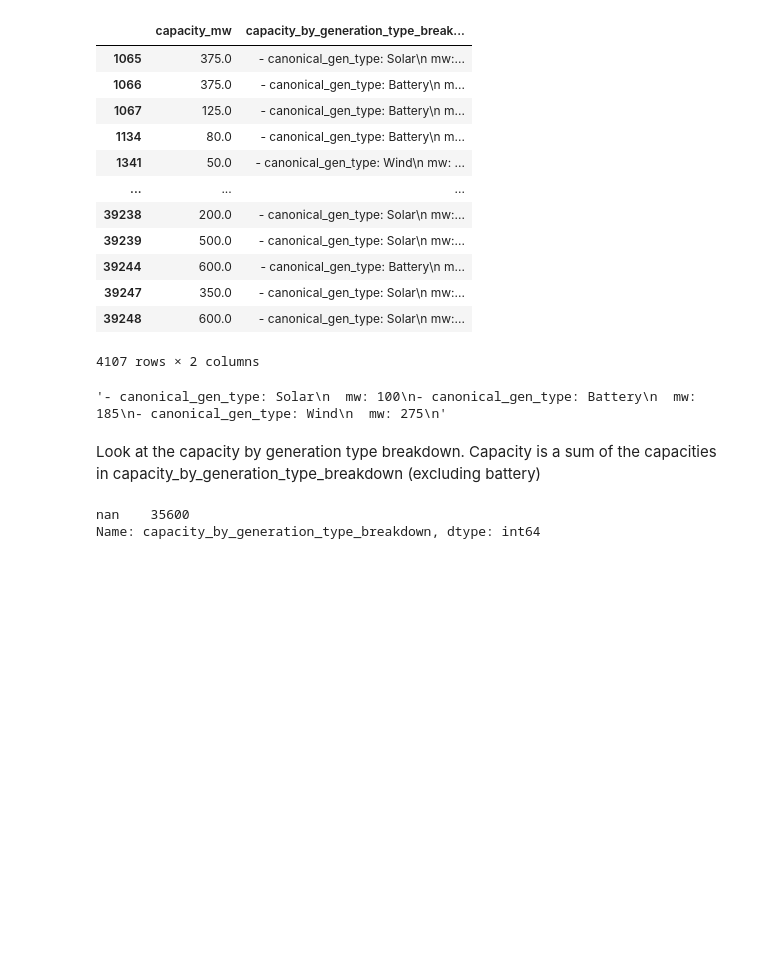
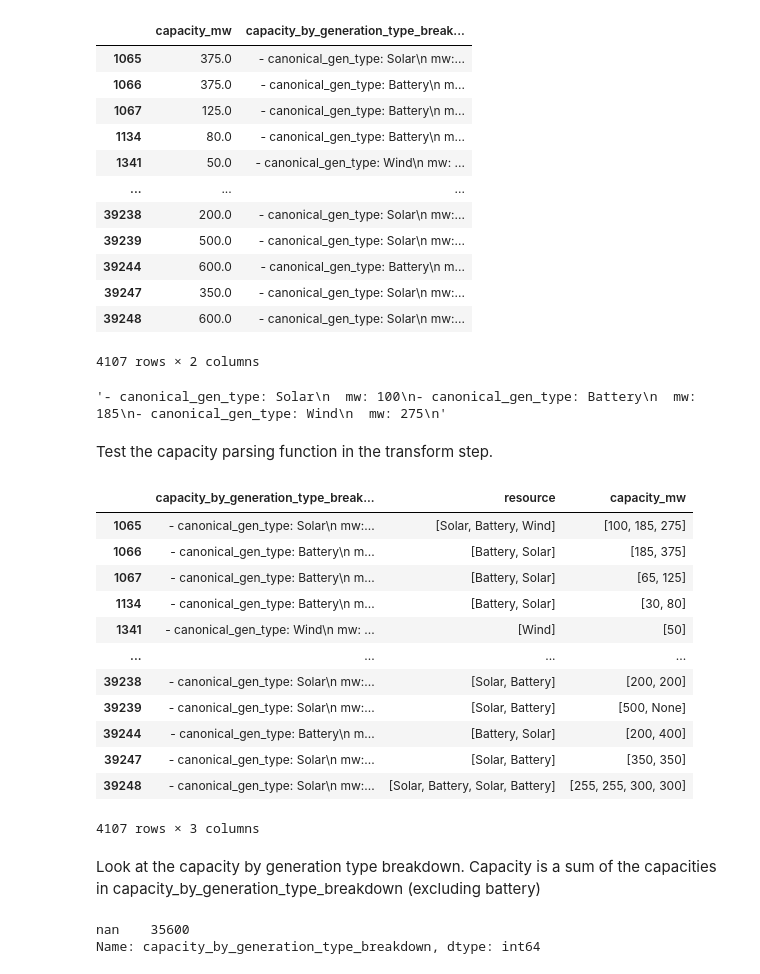
Before and after one commit to deployment-gap-model-education-fund/deployment-gap-model, a Jupyter notebook: notebooks/53-kl-fyi-etl.ipynb, the cells around one changed output. Drawn from its saved outputs; the diff is of its cells as text; code cells hidden in the pictures; blank space fills up the shorter version.

```diff
--- a/notebooks/53-kl-fyi-etl.ipynb
+++ b/notebooks/53-kl-fyi-etl.ipynb
@@ -95,5 +107,6 @@ Look at the `capacity_by_generation_type_breakdown` column
 # %%
-raw_df[~raw_df["capacity_by_generation_type_breakdown"].isnull()][["capacity_mw", "capacity_by_generation_type_breakdown"]]
+cap_by_gen_df = raw_df[~raw_df["capacity_by_generation_type_breakdown"].isnull()]
+cap_by_gen_df[["capacity_mw", "capacity_by_generation_type_breakdown"]]
 # %% [output]
 |  | capacity_mw | capacity_by_generation_type_break... |
 | 1065 | 375.0 | - canonical_gen_type: Solar\n mw:... |
@@ -112,3 +125,5 @@ raw_df[~raw_df["capacity_by_generation_type_breakdown"].isnull()][["capacity_mw"
 raw_df[~raw_df["capacity_by_generation_type_breakdown"].isnull()]["capacity_by_generation_type_breakdown"].iloc[0]
 # %% [output]
 '- canonical_gen_type: Solar\n  mw: 100\n- canonical_gen_type: Battery\n  mw: 185\n- canonical_gen_type: Wind\n  mw: 275\n'
+# %% [markdown]
+Test the capacity parsing function in the transform step.
@@ -115,3 +132,21 @@ raw_df[~raw_df["capacity_by_generation_type_breakdown"].isnull()]["capacity_by_g
+# %%
+parsed = cap_by_gen_df.apply(parse_capacity, result_type="expand", axis=1)
+# %%
+pd.concat([cap_by_gen_df["capacity_by_generation_type_breakdown"], parsed], axis=1)
+# %% [output]
+|  | capacity_by_generation_type_break... | resource | capacity_mw |
+| 1065 | - canonical_gen_type: Solar\n mw:... | [Solar, Battery, Wind] | [100, 185, 275] |
+| 1066 | - canonical_gen_type: Battery\n m... | [Battery, Solar] | [185, 375] |
+| 1067 | - canonical_gen_type: Battery\n m... | [Battery, Solar] | [65, 125] |
+| 1134 | - canonical_gen_type: Battery\n m... | [Battery, Solar] | [30, 80] |
+| 1341 | - canonical_gen_type: Wind\n mw: ... | [Wind] | [50] |
+| ... | ... | ... | ... |
+| 39238 | - canonical_gen_type: Solar\n mw:... | [Solar, Battery] | [200, 200] |
+| 39239 | - canonical_gen_type: Solar\n mw:... | [Solar, Battery] | [500, None] |
+| 39244 | - canonical_gen_type: Battery\n m... | [Battery, Solar] | [200, 400] |
+| 39247 | - canonical_gen_type: Solar\n mw:... | [Solar, Battery] | [350, 350] |
+| 39248 | - canonical_gen_type: Solar\n mw:... | [Solar, Battery, Solar, Battery] | [255, 255, 300, 300] |
+4107 rows × 3 columns
 # %% [markdown]
 Look at the capacity by generation type breakdown. Capacity is a sum of the capacities in capacity_by_generation_type_breakdown (excluding battery)
 # %%
```
Also changed, not shown: parts of 11 cells of this notebook, 1 other file.
